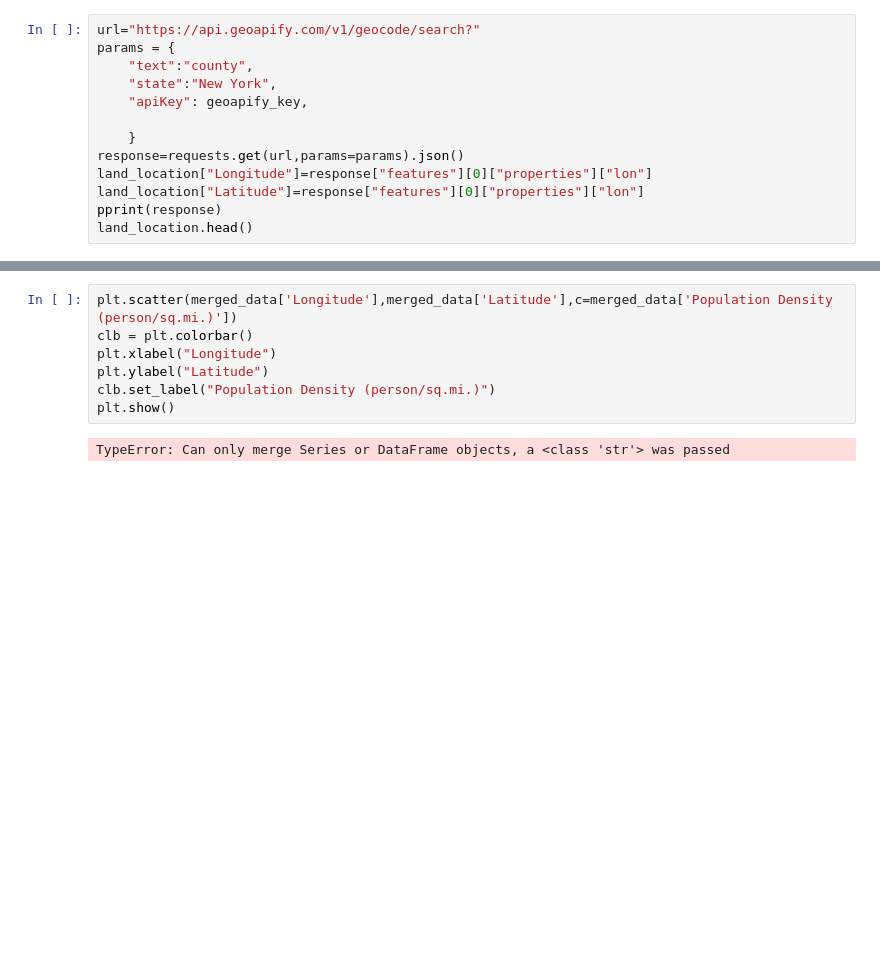
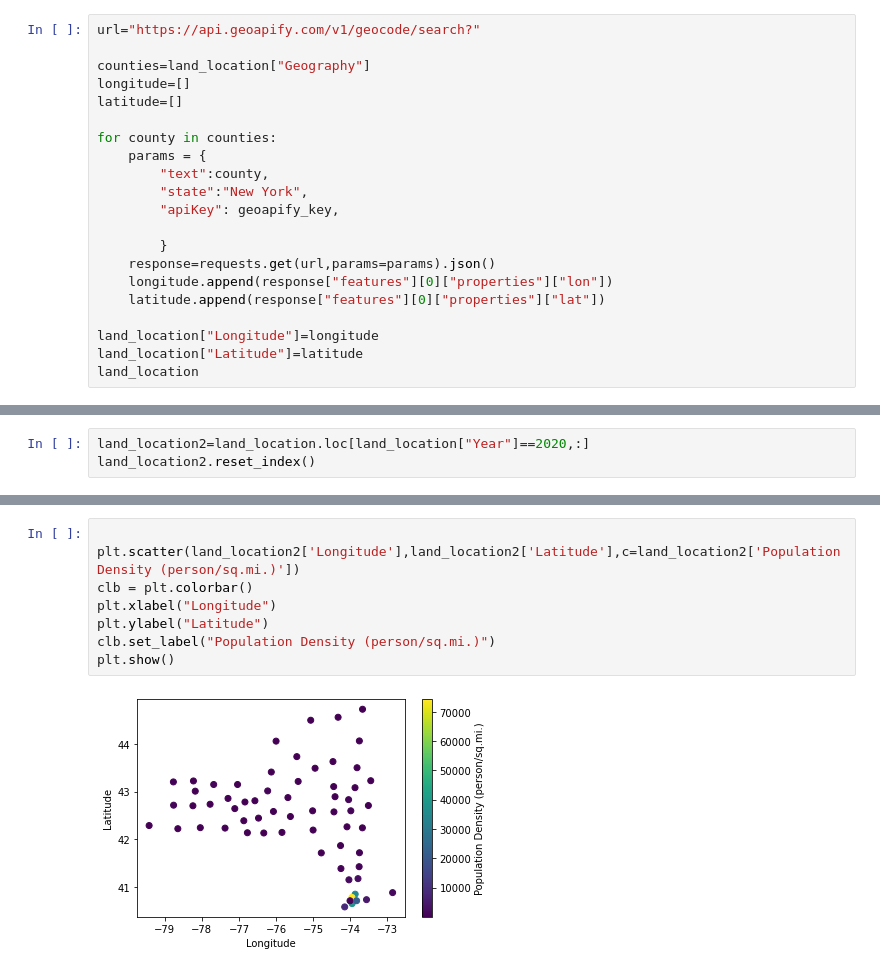
Before and after one commit to zmoloci/Project-1-Group-6, a Jupyter notebook: heatmap.ipynb, the cells around one changed output, grey strips where cells are left out. Drawn from its saved outputs; the diff is of its cells as text; blank space fills up the shorter version.

```diff
--- a/heatmap.ipynb
+++ b/heatmap.ipynb
@@ -32,14 +43,22 @@ land_location.head()
 # %%
 url="https://api.geoapify.com/v1/geocode/search?"
-params = {
-    "text":"county",
-    "state":"New York",
-    "apiKey": geoapify_key,
 
-    }
-response=requests.get(url,params=params).json()
-land_location["Longitude"]=response["features"][0]["properties"]["lon"]
-land_location["Latitude"]=response["features"][0]["properties"]["lon"]
-pprint(response)
-land_location.head()
+counties=land_location["Geography"]
+longitude=[]
+latitude=[]
+
+for county in counties:
+    params = {
+        "text":county,
+        "state":"New York",
+        "apiKey": geoapify_key,
+
+        }
+    response=requests.get(url,params=params).json()
+    longitude.append(response["features"][0]["properties"]["lon"])
+    latitude.append(response["features"][0]["properties"]["lat"])
+
+land_location["Longitude"]=longitude
+land_location["Latitude"]=latitude
+land_location
 # %% [output]
@@ -72,0 +78,3 @@ TypeError: Can only merge Series or DataFrame objects, a <class 'str'> was passe
+# %%
+land_location2=land_location.loc[land_location["Year"]==2020,:]
+land_location2.reset_index()
@@ -73,9 +95,10 @@ TypeError: Can only merge Series or DataFrame objects, a <class 'str'> was passe
 # %%
-plt.scatter(merged_data['Longitude'],merged_data['Latitude'],c=merged_data['Population Density (person/sq.mi.)'])
+
+plt.scatter(land_location2['Longitude'],land_location2['Latitude'],c=land_location2['Population Density (person/sq.mi.)'])
 clb = plt.colorbar()
 plt.xlabel("Longitude")
 plt.ylabel("Latitude")
 clb.set_label("Population Density (person/sq.mi.)")
 plt.show()
 # %% [output]
-TypeError: Can only merge Series or DataFrame objects, a <class 'str'> was passed
+[figure, added]
```
Also changed, not shown: parts of 9 cells of this notebook, 1 other file.
